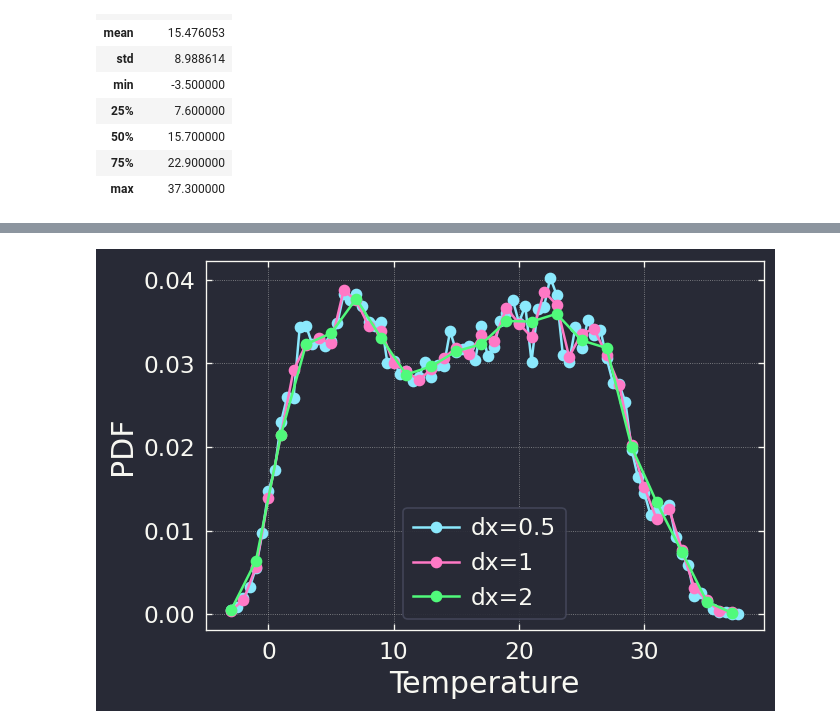
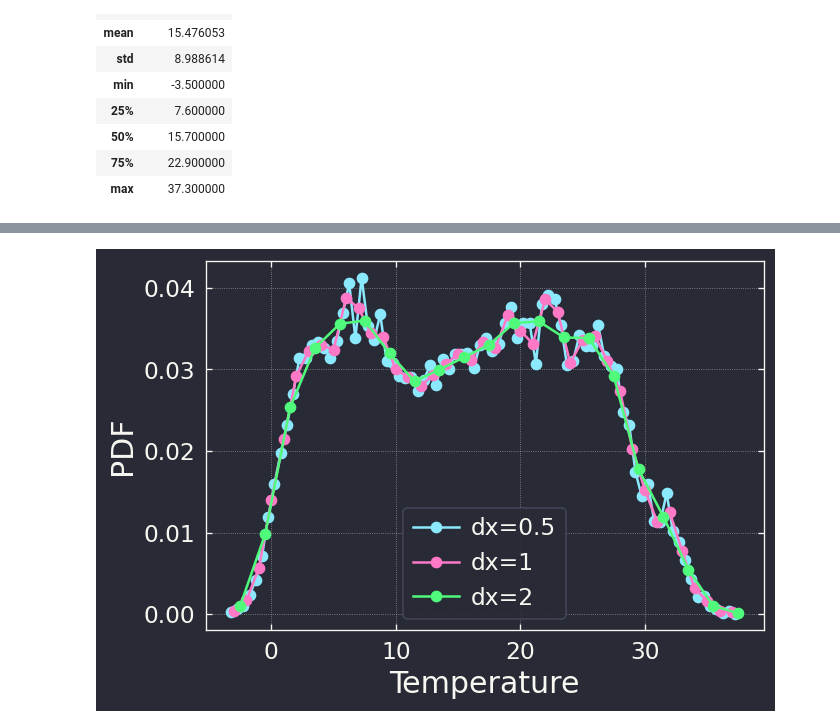
Before and after one commit to KeiNagayama/PRG2023, a Jupyter notebook: 03_PLOT/notebook/pdf.ipynb, the cells around one changed output, grey strips where cells are left out. Drawn from its saved outputs; the diff is of its cells as text; code cells hidden in the pictures.

```diff
--- a/03_PLOT/notebook/pdf.ipynb
+++ b/03_PLOT/notebook/pdf.ipynb
@@ -97,49 +184,46 @@ for dx in [0.5, 1, 2]:
 # %%
-def calc_pdf(xs, dx=1):
-    # xs: データの１次元配列
-    # dx: bin幅
+def calc_pdf(xs, xmin=None, dx=1.0):
+    # xs: pandas.Series 型の1次元配列
+    # xmin: ヒストグラムの左端の点（Noneなら xs の最小値を使う）
+    # dx  : bin幅
 
-    xmin = int(min(xs)) - dx/2  # binの中央値を整数にするための調整
+    xs = pd.Series(xs)
 
-    counter = dict()
-    for x in xs:
-        index = int((x-xmin)/dx)
-        if index in counter:
-            counter[index] += 1
-        else:
-            counter[index] = 1
+    if not xmin:
+        xmin = min(xs)
 
-    pdf = dict()
-    N = len(xs) * dx # 規格化定数
-    for index, count in counter.items():
-        xbin = xmin + (index+0.5) * dx
-        pdf[xbin] = count / N
-
-    # binでソートする
-    pdf = dict(sorted(pdf.items(), key=lambda d: d[0]))
+    indices = ((xs-xmin)/dx).astype(int) # 切り捨て
+    pdf = indices.value_counts(normalize=True) / dx
+    pdf.index = xmin + dx/2 + pdf.index*dx
+    pdf = pdf.sort_index()
 
     return pdf
 
 
-def draw_pdf(pdf, label=None, kind='line'):
-    x = pdf.keys()
-    p = pdf.values()
+def draw_pdf(pdf, label=None, kind='line', alpha=1.0):
+    x = pdf.index
+    p = pdf.values
 
     if kind == 'line':
-        plt.plot(x, p, marker='o', label=label)
+        plt.plot(x, p, marker='o', label=label, alpha=alpha)
     if kind == 'bar':
-        plt.bar(x, p, label=label)
+        width = 0.8
+        if len(x) > 1:
+            x = list(x) # 'dict_keys' object is not subscriptable
+            dx = x[1] - x[0]
+            width *= dx
+        plt.bar(x, p, label=label, width=width, alpha=alpha)
 
     plt.xlabel('Temperature')
     plt.ylabel('PDF')
-    plt.legend(bbox_to_anchor=(1,1))
+    plt.legend()
 
 
 for dx in [0.5, 1, 2]:
     pdf = calc_pdf(data['temperature'], dx=dx)
     draw_pdf(pdf, label=f'dx={dx}', kind='line')
 # %% [output]
-[figure, old version]
+[figure, new version]
 # %%
 def bimodal_case():
     xs = [0,1,1,1,1,2,2] + [6,6,7,7,7,7,8]
```
Also changed, not shown: parts of 12 cells of this notebook, 2 other files.
